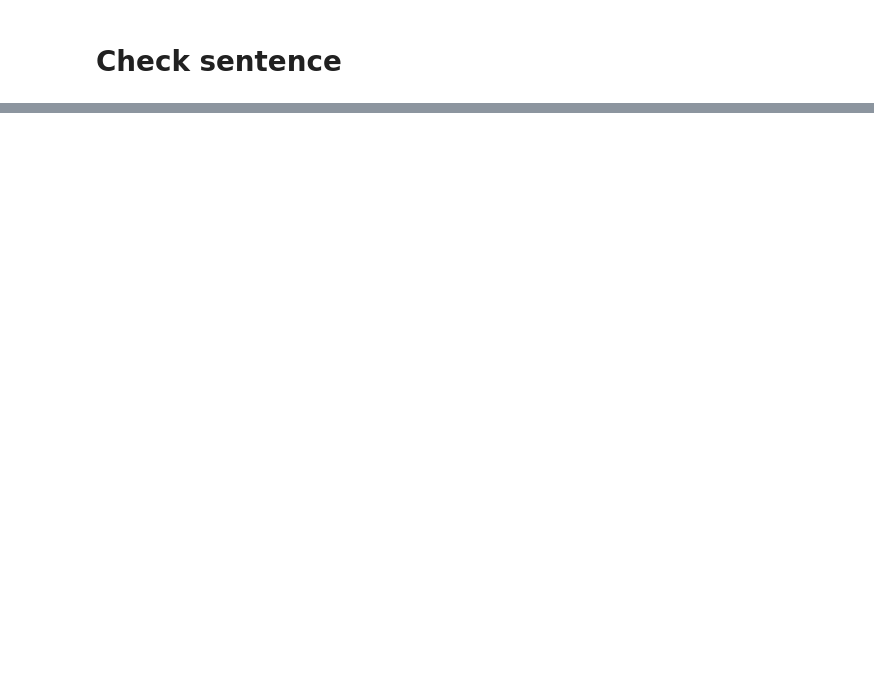
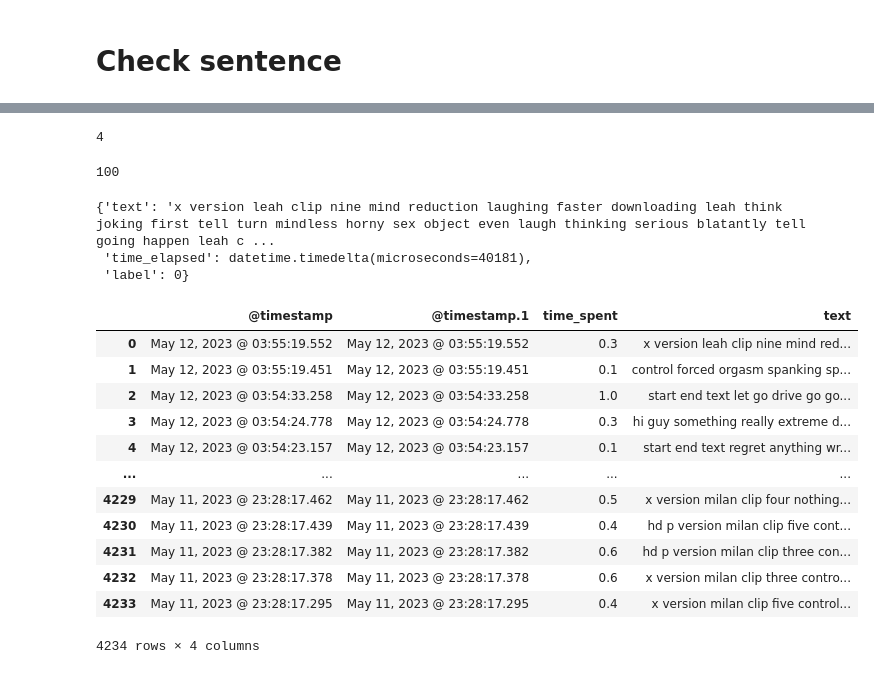
Before and after one commit to adwiza/datascience_skillbox, a Jupyter notebook: BW_project/BW_TEXT_PREP-W2V-TF-wo_HTML.ipynb, the cells around one changed output, grey strips where cells are left out. Saved outputs shown, nothing was run; the diff lists cells and outputs as text; code cells hidden in the pictures; blank space fills up the shorter version.

```diff
--- a/BW_project/BW_TEXT_PREP-W2V-TF-wo_HTML.ipynb
+++ b/BW_project/BW_TEXT_PREP-W2V-TF-wo_HTML.ipynb
@@ -304,0 +375,4 @@ predictions = [1 if p > .5 else 0 for p in predictions]
+# %%
+# df_pos = pd.read_csv('../datasets/BadWordsService_ml.csv')
+# df_neg =  pd.read_csv('../datasets/BadWordsService_ml_non.csv')
+df = pd.read_csv('../datasets/BadWordsService_ml_has.csv')
@@ -326,0 +692,31 @@ print(test_sequences[0])
+# %%
+len(values)
+# %% [output]
+4
+# %%
+st = 'arielle lane received electric chair limp body slump guard scott torvea finish declaration witness g'
+print(len(st.strip()))
+# %% [output]
+100
+# %%
+tmp_dict
+# %% [output]
+{'text': 'x version leah clip nine mind reduction laughing faster downloading leah think joking first tell turn mindless horny sex object even laugh thinking serious blatantly tell going happen leah c ...
+ 'time_elapsed': datetime.timedelta(microseconds=40181),
+ 'label': 0}
+# %%
+df
+# %% [output]
+|  | @timestamp | @timestamp.1 | time_spent | text |
+| 0 | May 12, 2023 @ 03:55:19.552 | May 12, 2023 @ 03:55:19.552 | 0.3 | x version leah clip nine mind red... |
+| 1 | May 12, 2023 @ 03:55:19.451 | May 12, 2023 @ 03:55:19.451 | 0.1 | control forced orgasm spanking sp... |
+| 2 | May 12, 2023 @ 03:54:33.258 | May 12, 2023 @ 03:54:33.258 | 1.0 | start end text let go drive go go... |
+| 3 | May 12, 2023 @ 03:54:24.778 | May 12, 2023 @ 03:54:24.778 | 0.3 | hi guy something really extreme d... |
+| 4 | May 12, 2023 @ 03:54:23.157 | May 12, 2023 @ 03:54:23.157 | 0.1 | start end text regret anything wr... |
+| ... | ... | ... | ... | ... |
+| 4229 | May 11, 2023 @ 23:28:17.462 | May 11, 2023 @ 23:28:17.462 | 0.5 | x version milan clip four nothing... |
+| 4230 | May 11, 2023 @ 23:28:17.439 | May 11, 2023 @ 23:28:17.439 | 0.4 | hd p version milan clip five cont... |
+| 4231 | May 11, 2023 @ 23:28:17.382 | May 11, 2023 @ 23:28:17.382 | 0.6 | hd p version milan clip three con... |
+| 4232 | May 11, 2023 @ 23:28:17.378 | May 11, 2023 @ 23:28:17.378 | 0.6 | x version milan clip three contro... |
+| 4233 | May 11, 2023 @ 23:28:17.295 | May 11, 2023 @ 23:28:17.295 | 0.4 | x version milan clip five control... |
+4234 rows × 4 columns
```
Also changed, not shown: parts of 74 cells of this notebook, 6 other files.
